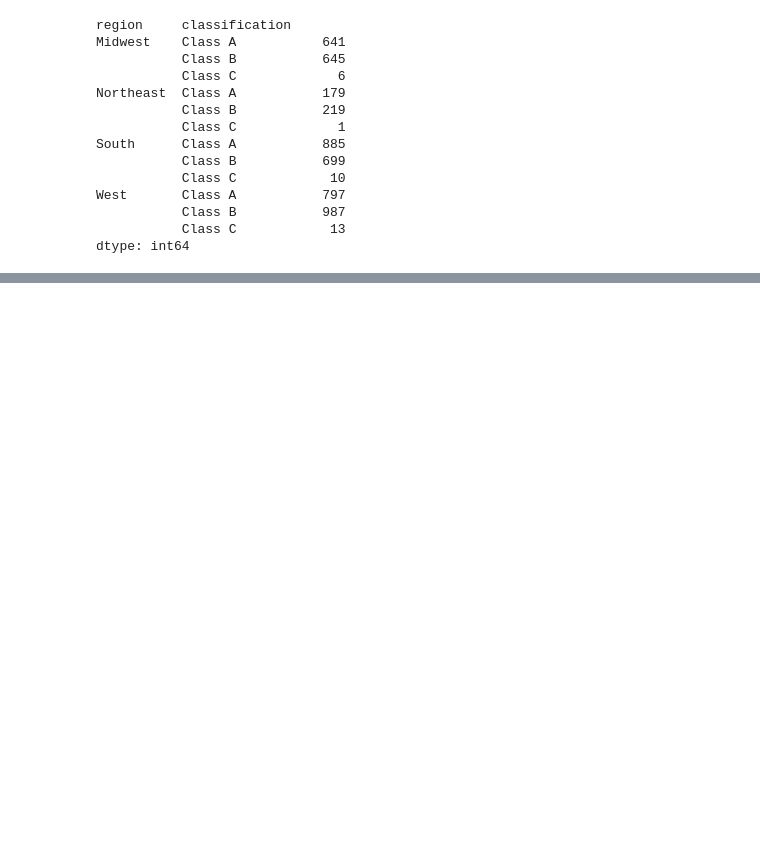
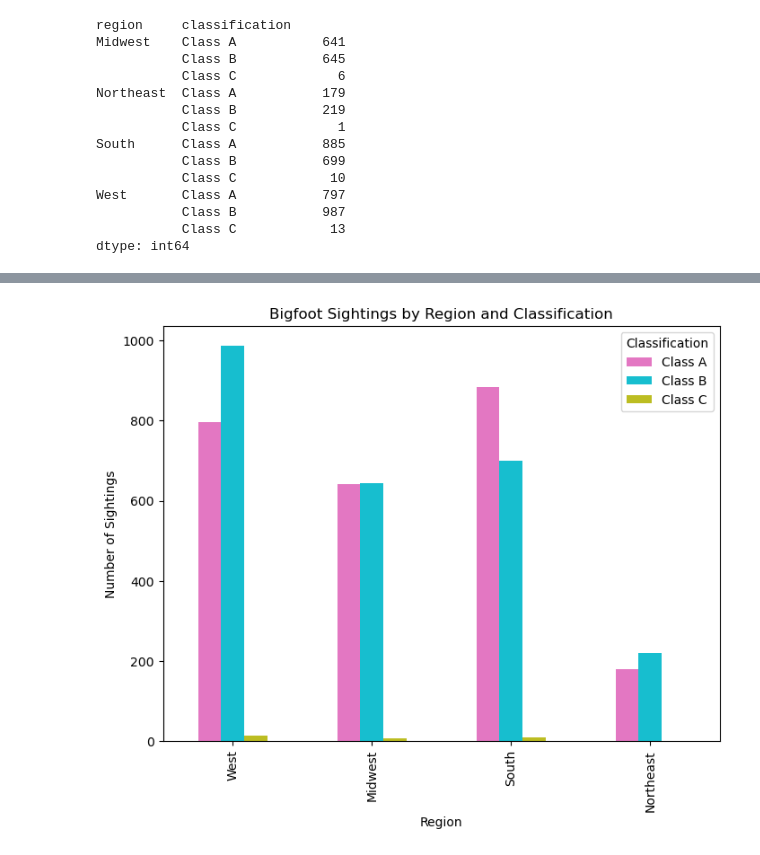
Before and after one commit to JWooll/Bootcamp-Project-1, a Jupyter notebook: Geo_Regions_KatChu.ipynb, the cells around one changed output, grey strips where cells are left out. Drawn from its saved outputs; the diff is of its cells as text; code cells hidden in the pictures; blank space fills up the shorter version.

```diff
--- a/Geo_Regions_KatChu.ipynb
+++ b/Geo_Regions_KatChu.ipynb
@@ -155,0 +160,17 @@ plt.show()
+# %%
+# Define colors for each classification
+classification_colors = ['#e377c2', '#17becf', '#bcbd22']  # Pink, Teal, Olive Green
+
+# Create the grouped bar chart
+pivot_df.plot(kind='bar', figsize=(8, 6), color=classification_colors)
+
+# Add titles and labels
+plt.title('Bigfoot Sightings by Region and Classification')
+plt.xlabel('Region')
+plt.ylabel('Number of Sightings')
+plt.legend(title='Classification', loc='upper right')
+
+# Show the plot
+plt.show()
+# %% [output]
+[figure, added]
```
Also changed, not shown: parts of 2 cells of this notebook.
